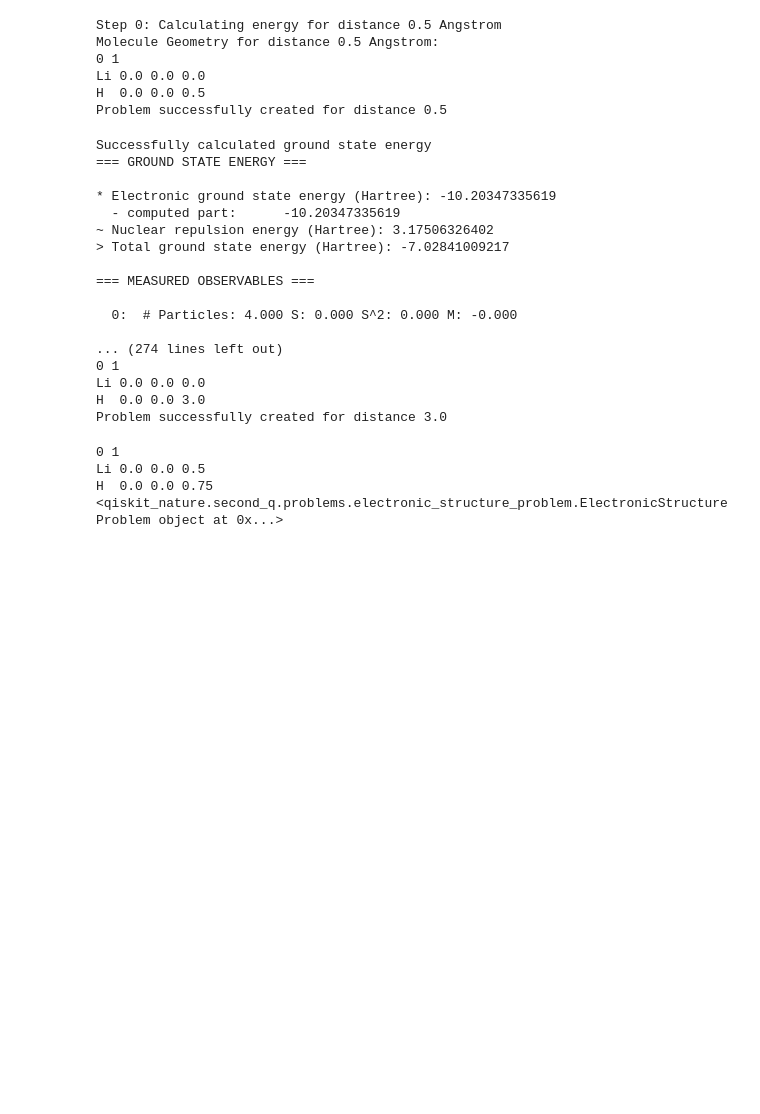
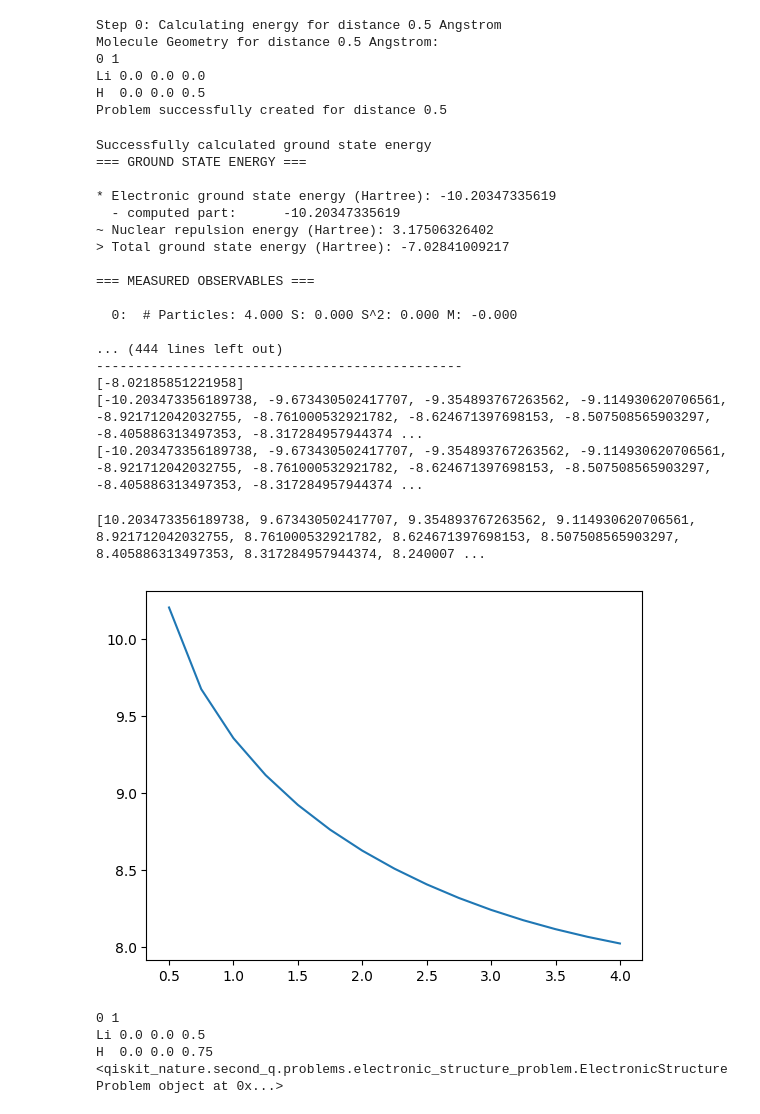
Before and after one commit to AtharvPatodia24/QChem, a Jupyter notebook: Qchem1.ipynb, the cells around one changed output. Saved outputs shown, nothing was run; the diff lists cells and outputs as text; code cells hidden in the pictures; blank space fills up the shorter version.

Commit message:
Successfully simulated ground state energies for distances 5 to 4.25 and plotted it using matplotlib (plotted absolute value since the electronic energy would be negative, and matplotlib would consider it to be less energy, where it whould be greater energy)

```diff
--- a/Qchem1.ipynb
+++ b/Qchem1.ipynb
@@ -111,10 +111,10 @@ energy('scf', return_wfn=True)
         print("-----------------------------------------------")
     except Exception as e:
         print(f"Error calculating ground state energy:{e}")
+    print([res.groundenergy])
     energies.append(res.groundenergy)
+    print(energies)
 print(energies)
-plt.plot(energies, [distances])
-plt.show()
 # %% [output]
 Step 0: Calculating energy for distance 0.5 Angstrom
 Molecule Geometry for distance 0.5 Angstrom:
@@ -134,11 +134,21 @@ Successfully calculated ground state energy
 
   0:  # Particles: 4.000 S: 0.000 S^2: 0.000 M: -0.000
 
-... (274 lines left out)
-0 1
-Li 0.0 0.0 0.0
-H  0.0 0.0 3.0
-Problem successfully created for distance 3.0
+... (444 lines left out)
+-----------------------------------------------
+[-8.02185851221958]
+[-10.203473356189738, -9.673430502417707, -9.354893767263562, -9.114930620706561, -8.921712042032755, -8.761000532921782, -8.624671397698153, -8.507508565903297, -8.405886313497353, -8.317284957944374 ...
+[-10.203473356189738, -9.673430502417707, -9.354893767263562, -9.114930620706561, -8.921712042032755, -8.761000532921782, -8.624671397698153, -8.507508565903297, -8.405886313497353, -8.317284957944374 ...
+# %%
+finalenergies = []
+for i in range(len(energies)):
+    finalenergies.append(np.abs(energies[i]))
+print(finalenergies)
+plt.plot(distances,finalenergies)
+plt.show()
+# %% [output]
+[10.203473356189738, 9.673430502417707, 9.354893767263562, 9.114930620706561, 8.921712042032755, 8.761000532921782, 8.624671397698153, 8.507508565903297, 8.405886313497353, 8.317284957944374, 8.240007 ...
+[figure, added]
 # %%
 import qiskit_nature
 from qiskit_nature.second_q.drivers import Psi4Driver
```
